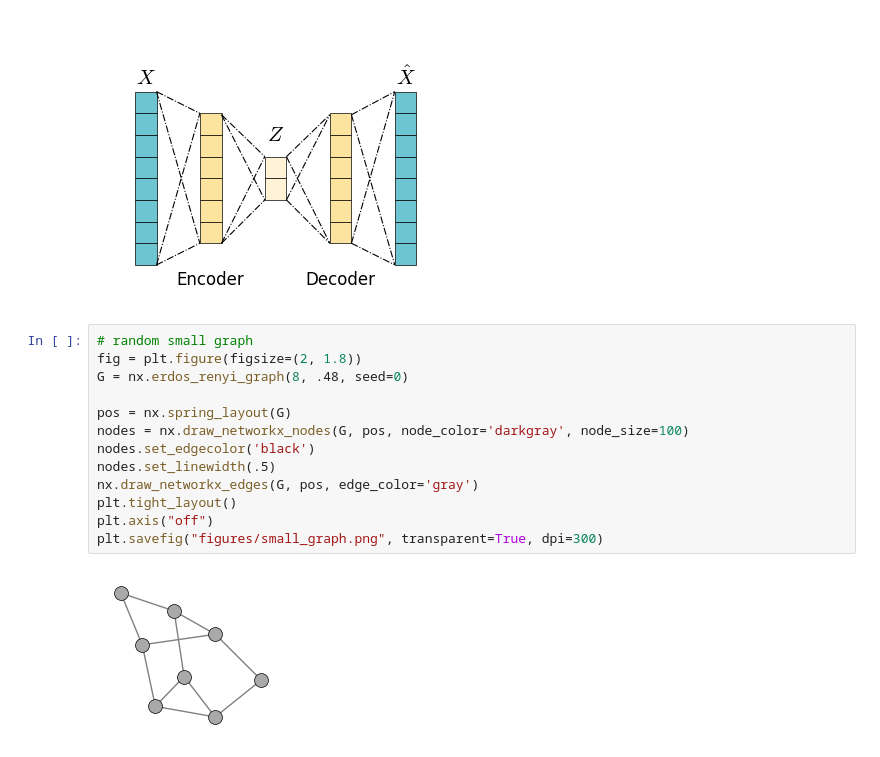
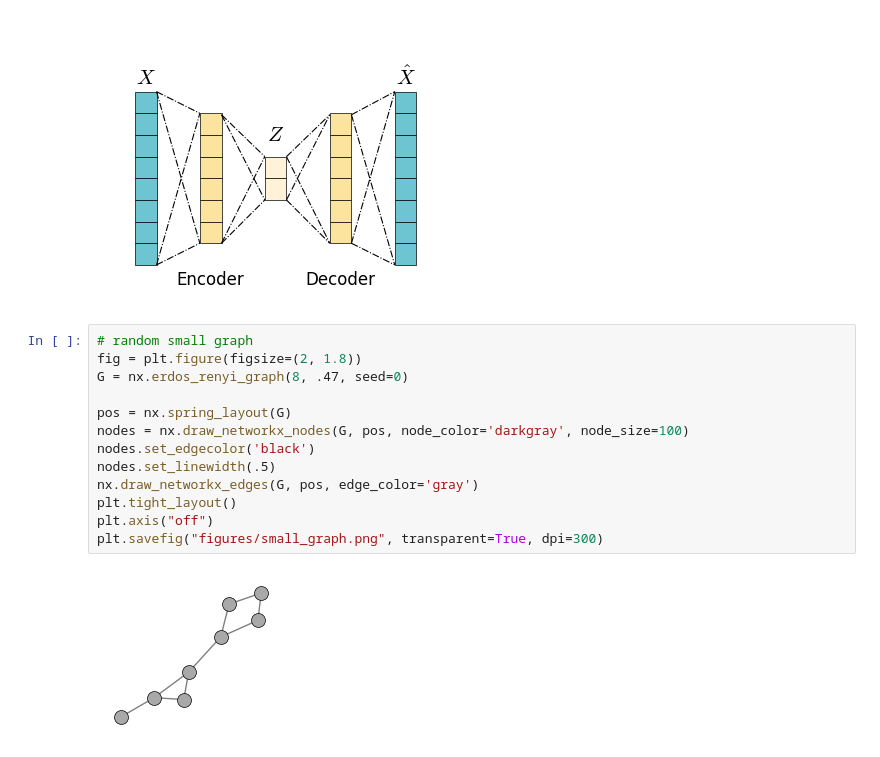
Before and after one commit to timothewt/AdvancedGraphClustering, a Jupyter notebook: notebooks/tw-figures.ipynb, the cells around one changed output. Drawn from its saved outputs; the diff is of its cells as text.

```diff
--- a/notebooks/tw-figures.ipynb
+++ b/notebooks/tw-figures.ipynb
@@ -180,15 +189,15 @@ plt.savefig("figures/autoencoder.png", transparent=True, dpi=300)
 # %%
 # random small graph
 fig = plt.figure(figsize=(2, 1.8))
-G = nx.erdos_renyi_graph(8, .48, seed=0)
+G = nx.erdos_renyi_graph(8, .47, seed=0)
 
 pos = nx.spring_layout(G)
 nodes = nx.draw_networkx_nodes(G, pos, node_color='darkgray', node_size=100)
 nodes.set_edgecolor('black')
 nodes.set_linewidth(.5)
 nx.draw_networkx_edges(G, pos, edge_color='gray')
 plt.tight_layout()
 plt.axis("off")
 plt.savefig("figures/small_graph.png", transparent=True, dpi=300)
 # %% [output]
-[figure, old version]
+[figure, new version]
```
Also changed, not shown: parts of 4 cells of this notebook, 20 other files.
